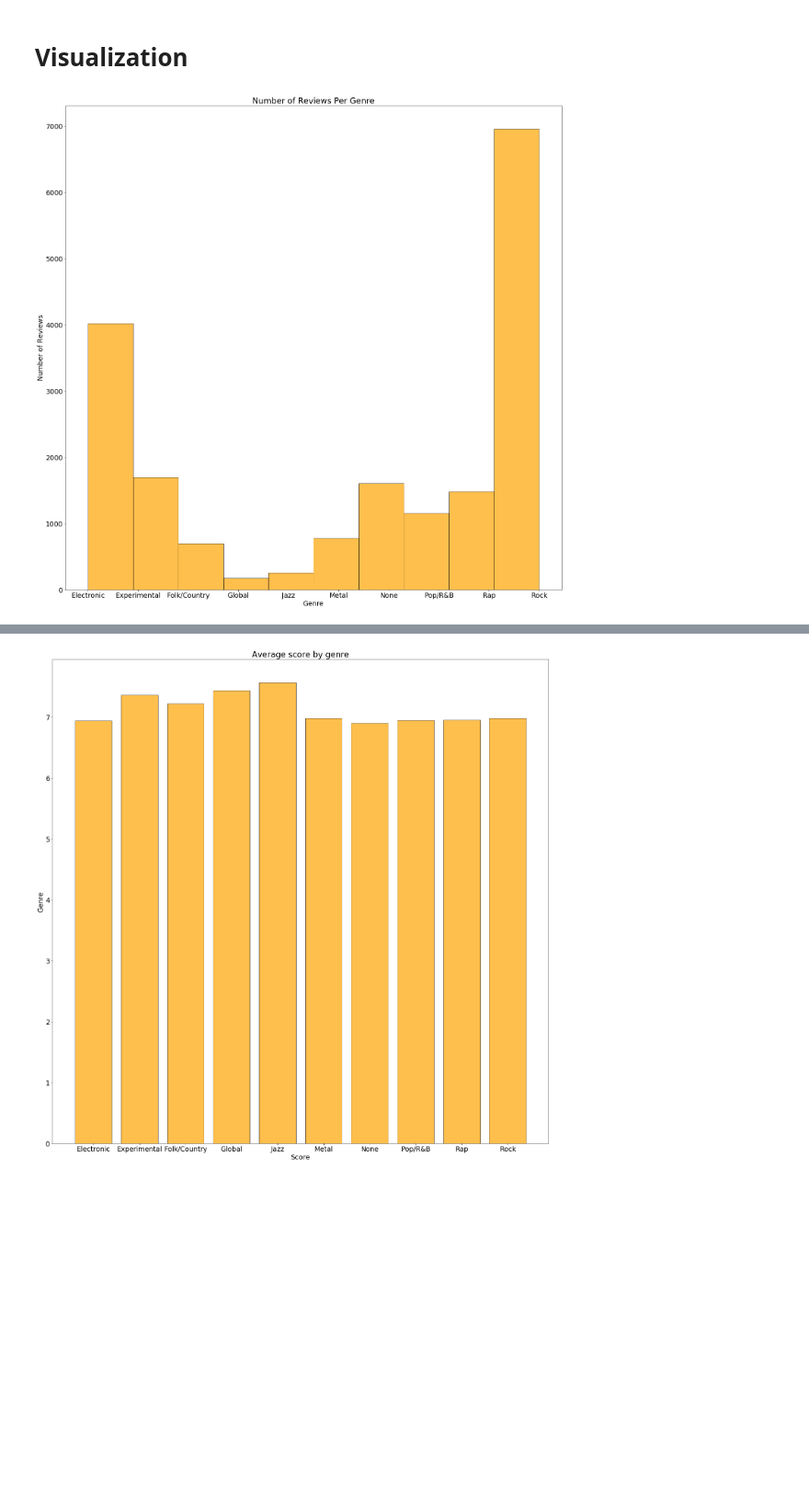
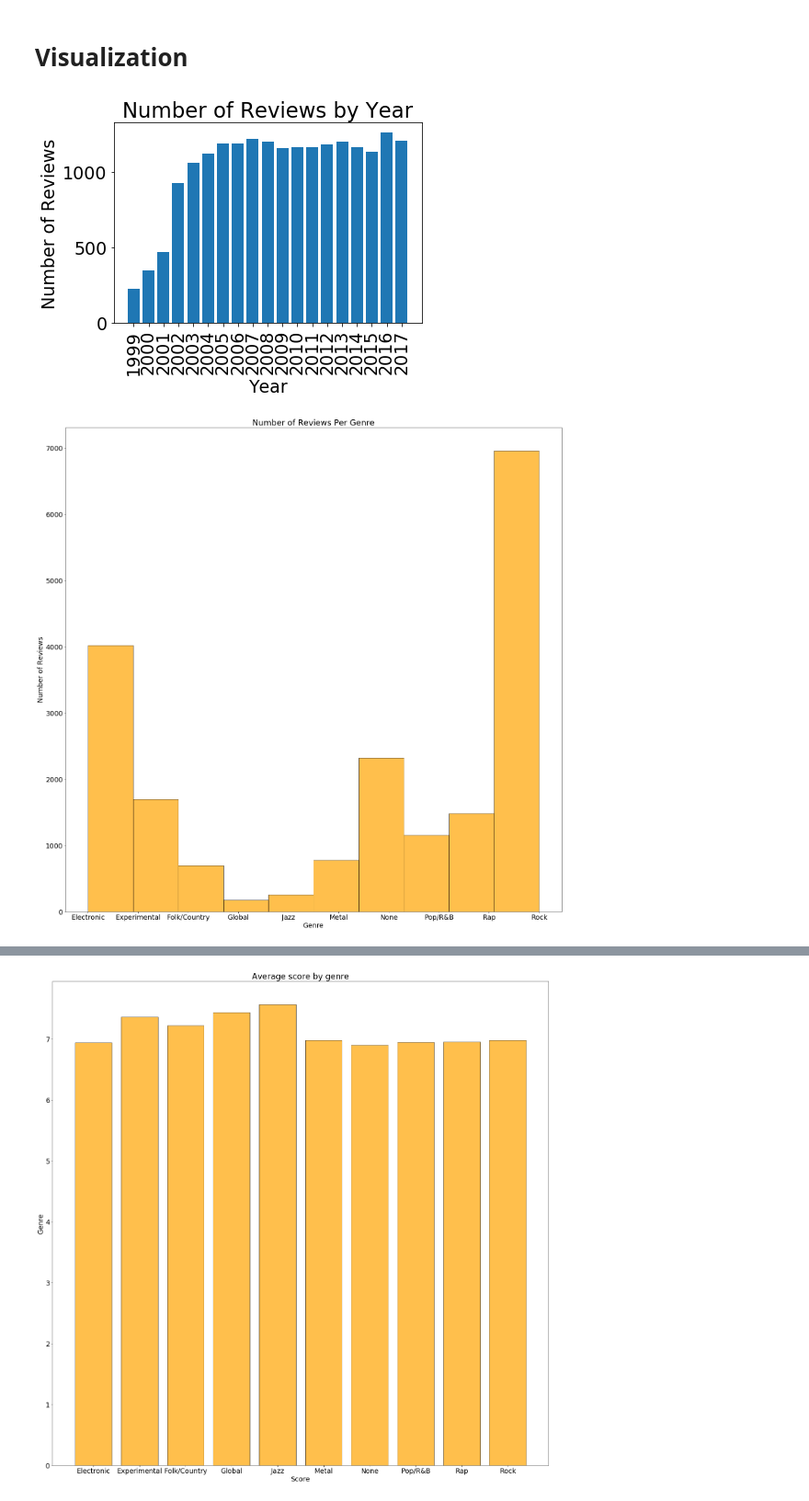
Before and after one commit to abourn/370-final, a Jupyter notebook: pitchfork.ipynb, the cells around one changed output, grey strips where cells are left out. Shown at 92% size. Cells and saved outputs as stored; diff of their text form; code cells hidden in the pictures; blank space fills up the shorter version.

```diff
--- a/pitchfork.ipynb
+++ b/pitchfork.ipynb
@@ -93,27 +106,29 @@ review_count
 # Visualization
 # %%
 # num reviews per year
-reviews_by_year = reviews[['review']].groupby(reviews['date'].dt.year).count()
+reviews_by_year = data[['review']].groupby(data['date'].dt.year).count()
 plt.bar(reviews_by_year.index, reviews_by_year['review'])
 x_labels = range(1999,2018,1)
 plt.xlabel("Year")
 plt.ylabel("Number of Reviews")
 plt.xticks(x_labels)
 plt.title("Number of Reviews by Year")
 locs, labels = plt.xticks()
 plt.setp(labels, rotation=90)
 plt.show()
+# %% [output]
+[figure, added]
 # %%
 # number of reviews per genre
 plt.figure(figsize=(25, 25))
 plt.rcParams.update({'font.size': 19})
-plt.hist(reviews['genre'], color='orange', alpha=0.7, edgecolor='black')
+plt.hist(data['genre'], color='orange', alpha=0.7, edgecolor='black')
 plt.title("Number of Reviews Per Genre")
 plt.xlabel("Genre")
 plt.ylabel("Number of Reviews")
 plt.show()
 # %% [output]
-[figure, old version]
+[figure, new version]
 # %%
 # Distribution of scores
 plt.figure(figsize=(25, 25))
```
Also changed, not shown: parts of 21 cells of this notebook.
